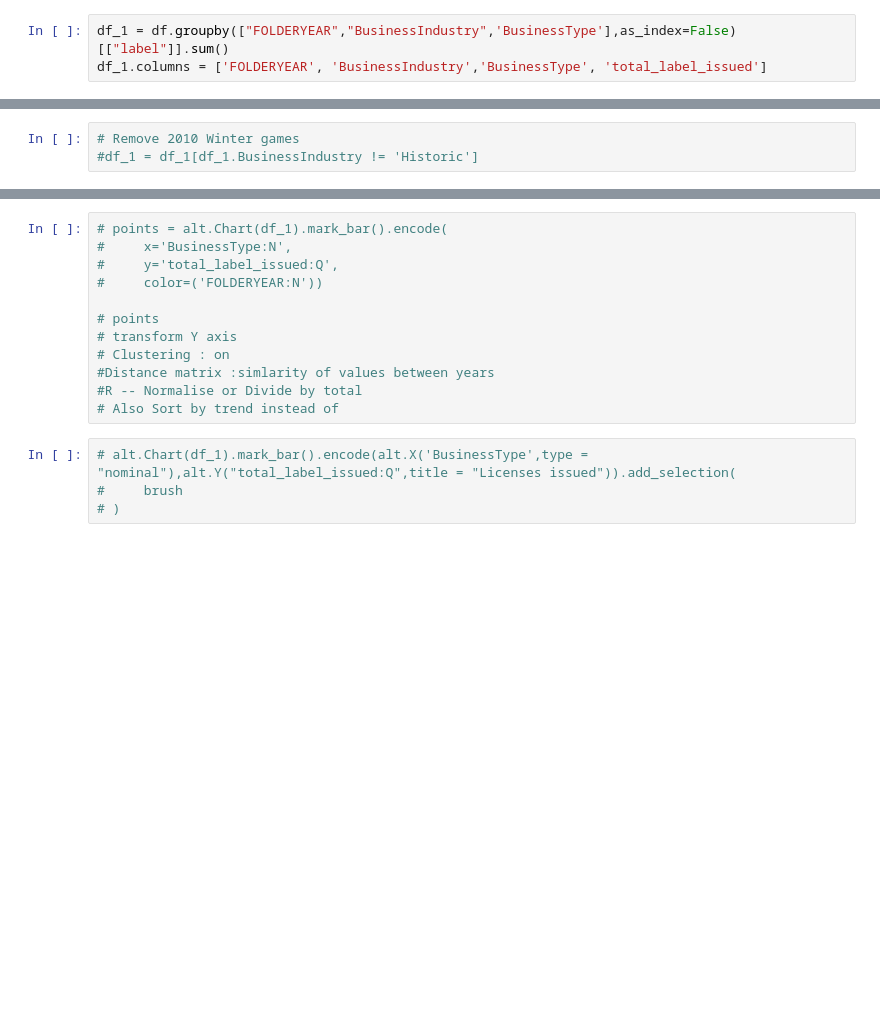
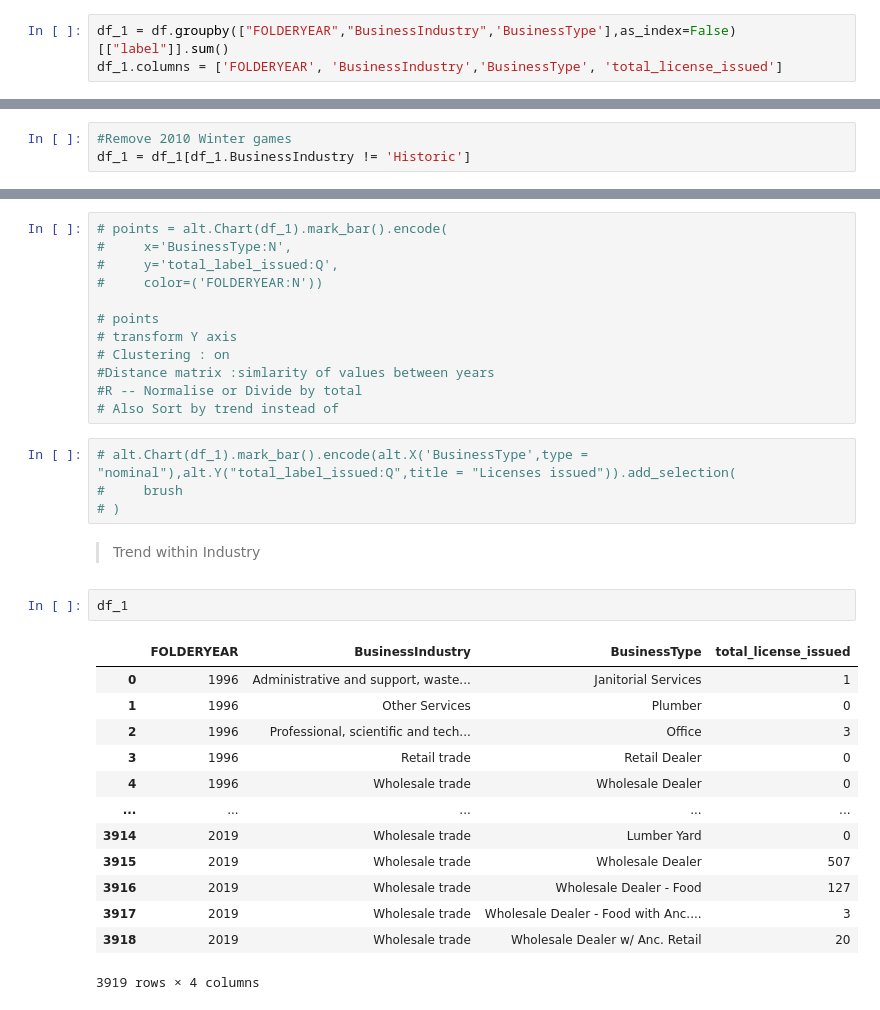
Before and after one commit to aakanksha023/EVAN, a Jupyter notebook: src/04_visualization/eda.ipynb, the cells around one changed output, grey strips where cells are left out. Cells and saved outputs as stored; diff of their text form; blank space fills up the shorter version.

```diff
--- a/src/04_visualization/eda.ipynb
+++ b/src/04_visualization/eda.ipynb
@@ -53,5 +53,5 @@ df.head()
 5 rows × 30 columns
 # %%
 df_1 = df.groupby(["FOLDERYEAR","BusinessIndustry",'BusinessType'],as_index=False)[["label"]].sum()
-df_1.columns = ['FOLDERYEAR', 'BusinessIndustry','BusinessType', 'total_label_issued']
+df_1.columns = ['FOLDERYEAR', 'BusinessIndustry','BusinessType', 'total_license_issued']
 # %%
@@ -77,6 +59,6 @@ df_1.head(30)
 # %%
-# Remove 2010 Winter games
-#df_1 = df_1[df_1.BusinessIndustry != 'Historic']
+#Remove 2010 Winter games
+df_1 = df_1[df_1.BusinessIndustry != 'Historic']
 # %%
 #df_1.head(30)
 # %%
@@ -146,3 +128,21 @@ text_2 = bars_2.mark_text(
 # alt.Chart(df_1).mark_bar().encode(alt.X('BusinessType',type = "nominal"),alt.Y("total_label_issued:Q",title = "Licenses issued")).add_selection(
 #     brush
 # )
+# %% [markdown]
+> Trend within Industry
+# %%
+df_1
+# %% [output]
+|  | FOLDERYEAR | BusinessIndustry | BusinessType | total_license_issued |
+| 0 | 1996 | Administrative and support, waste... | Janitorial Services | 1 |
+| 1 | 1996 | Other Services | Plumber | 0 |
+| 2 | 1996 | Professional, scientific and tech... | Office | 3 |
+| 3 | 1996 | Retail trade | Retail Dealer | 0 |
+| 4 | 1996 | Wholesale trade | Wholesale Dealer | 0 |
+| ... | ... | ... | ... | ... |
+| 3914 | 2019 | Wholesale trade | Lumber Yard | 0 |
+| 3915 | 2019 | Wholesale trade | Wholesale Dealer | 507 |
+| 3916 | 2019 | Wholesale trade | Wholesale Dealer - Food | 127 |
+| 3917 | 2019 | Wholesale trade | Wholesale Dealer - Food with Anc.... | 3 |
+| 3918 | 2019 | Wholesale trade | Wholesale Dealer w/ Anc. Retail | 20 |
+3919 rows × 4 columns
```
Also changed, not shown: parts of 3 cells of this notebook.
